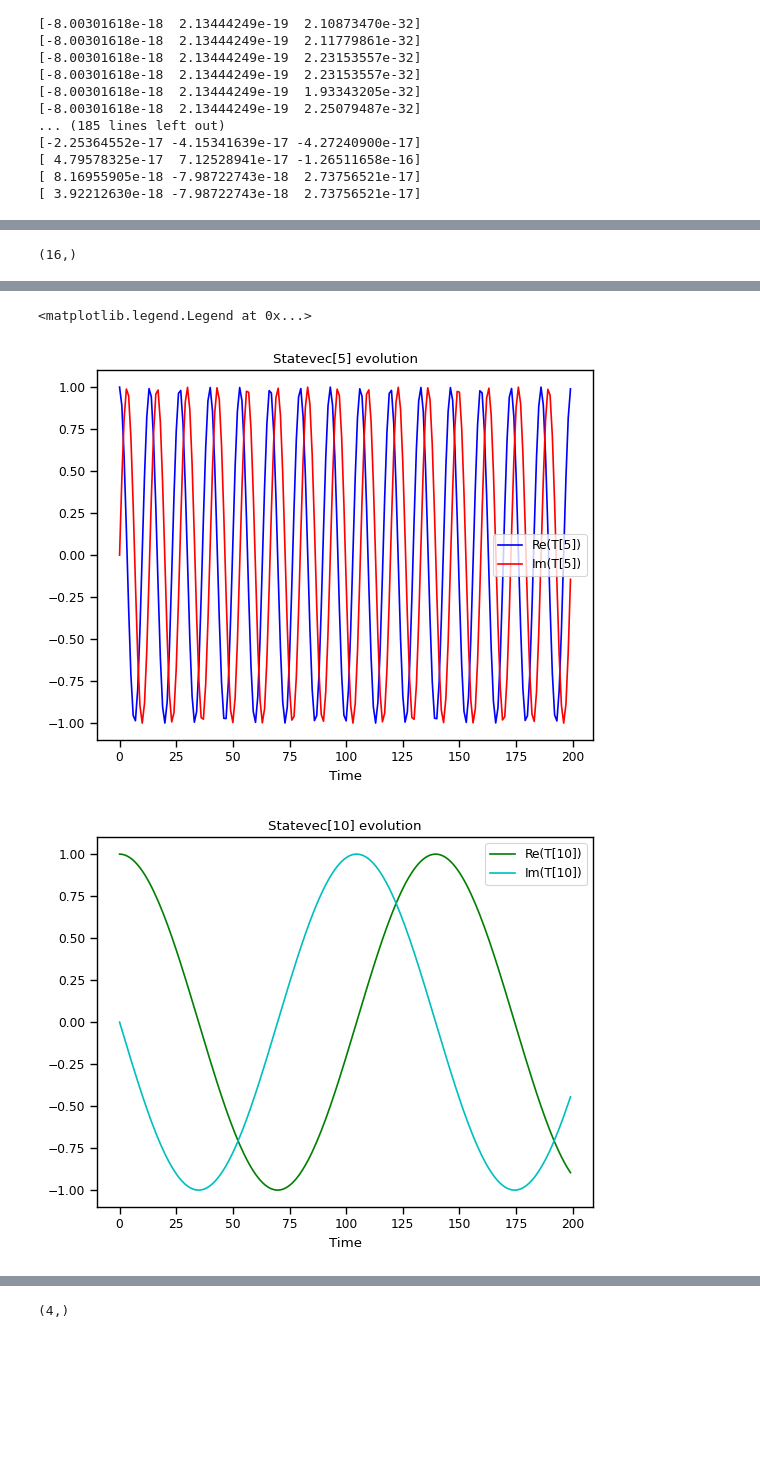
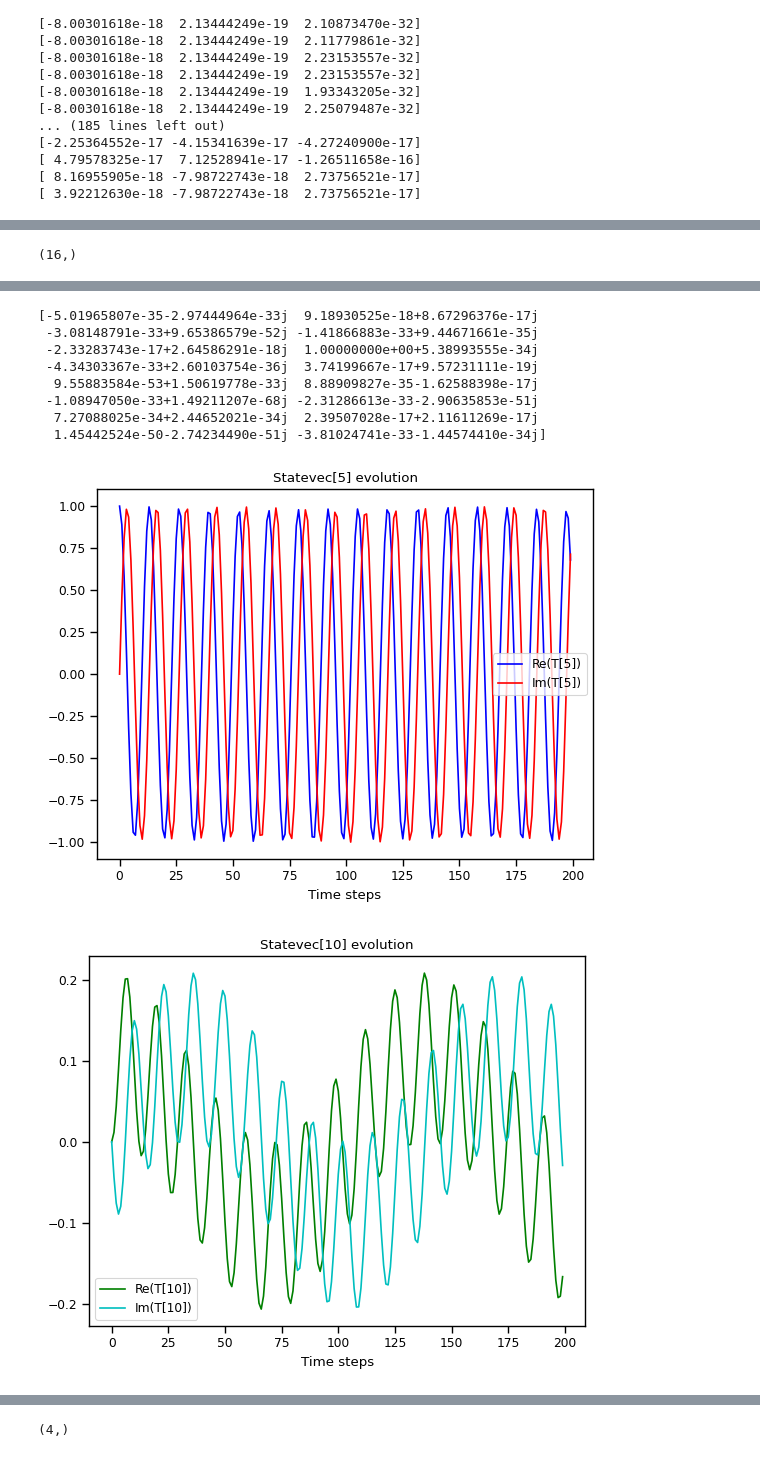
Before and after one commit to Magnusson6359/qiskit-algorithms, a Jupyter notebook: testing.ipynb, the cells around one changed output, grey strips where cells are left out. Drawn from its saved outputs; the diff is of its cells as text; code cells hidden in the pictures; blank space fills up the shorter version.

```diff
--- a/testing.ipynb
+++ b/testing.ipynb
@@ -500,13 +501,14 @@ statevec_0 = state.data
 print(statevec_0.shape)
 
 def time_evo(t):
-    return np.exp(-1j*hmat*t)@statevec_0
+    return la.expm(-1j*hmat*t)@statevec_0
 
 times = np.linspace(0, total_time, num_timesteps)
 statevec_t = np.array([time_evo(t) for t in times])
 
 for statevec in statevec_t:
     plt.plot(np.real(statevec), linestyle = "none", marker = ".", label = "t") # 5, 10 seems to be the important ones
+    #plt.plot(np.imag(statevec), linestyle = "none", marker = ".", label = "t")
 plt.xlabel("Statevector index")
 plt.title("Statevector evolution")
 plt.show()
@@ -514,15 +516,17 @@ plt.show()
 plt.figure()
 plt.plot(np.real(statevec_t[:,5]), "b-", label="Re(T[5])")
 plt.plot(np.imag(statevec_t[:,5]), "r-", label="Im(T[5])")
-plt.xlabel("Time")
+plt.xlabel("Time steps")
 plt.title("Statevec[5] evolution")
 plt.legend()
 
 plt.figure()
 plt.plot(np.real(statevec_t[:,10]), "g-", label="Re(T[10])")
 plt.plot(np.imag(statevec_t[:,10]), "c-", label="Im(T[10])")
-plt.xlabel("Time")
+plt.xlabel("Time steps")
 plt.title("Statevec[10] evolution")
 plt.legend()
+
+print(statevec_0)
 # %% [output]
 (16,)
@@ -530,3 +534,10 @@ plt.legend()
-<matplotlib.legend.Legend at 0x...>
+[-5.01965807e-35-2.97444964e-33j  9.18930525e-18+8.67296376e-17j
+ -3.08148791e-33+9.65386579e-52j -1.41866883e-33+9.44671661e-35j
+ -2.33283743e-17+2.64586291e-18j  1.00000000e+00+5.38993555e-34j
+ -4.34303367e-33+2.60103754e-36j  3.74199667e-17+9.57231111e-19j
+  9.55883584e-53+1.50619778e-33j  8.88909827e-35-1.62588398e-17j
+ -1.08947050e-33+1.49211207e-68j -2.31286613e-33-2.90635853e-51j
+  7.27088025e-34+2.44652021e-34j  2.39507028e-17+2.11611269e-17j
+  1.45442524e-50-2.74234490e-51j -3.81024741e-33-1.44574410e-34j]
-[figure, old version]
+[figure, new version]
-[figure, old version]
+[figure, new version]
```
Also changed, not shown: parts of 6 cells of this notebook.
